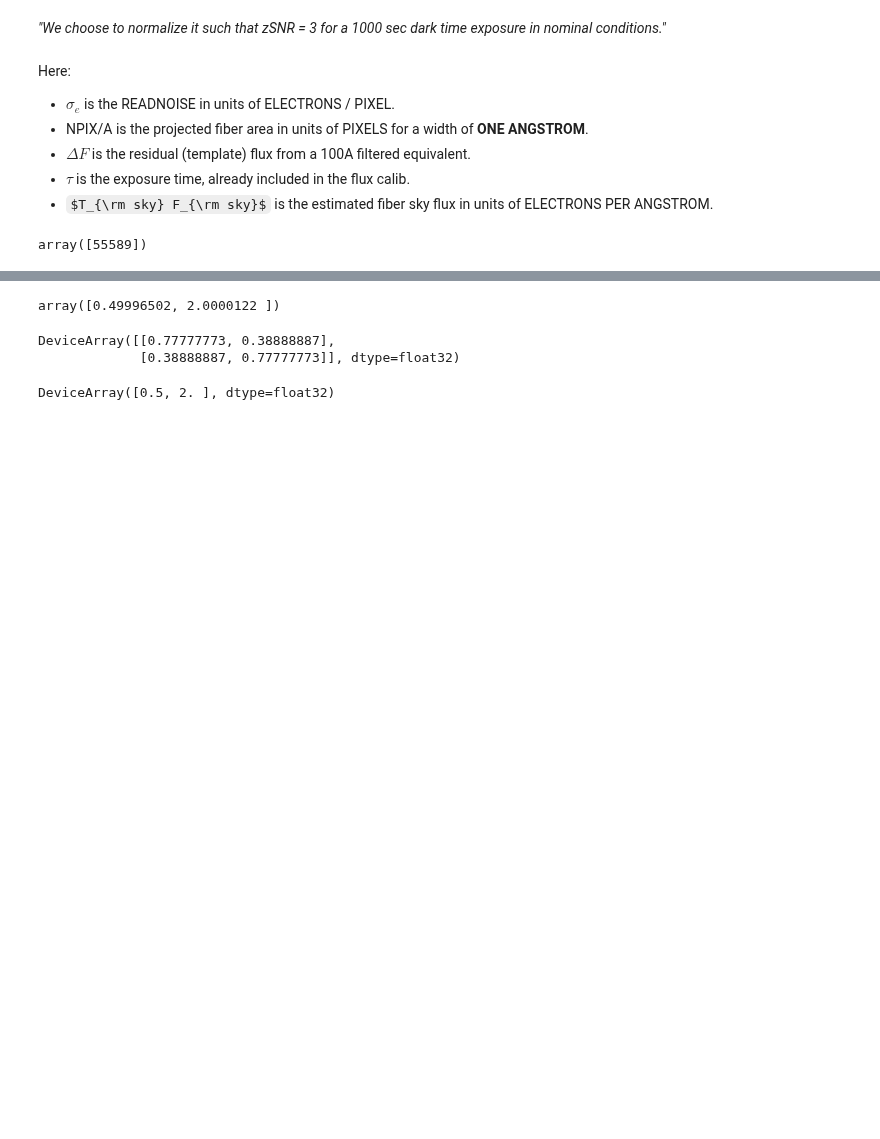
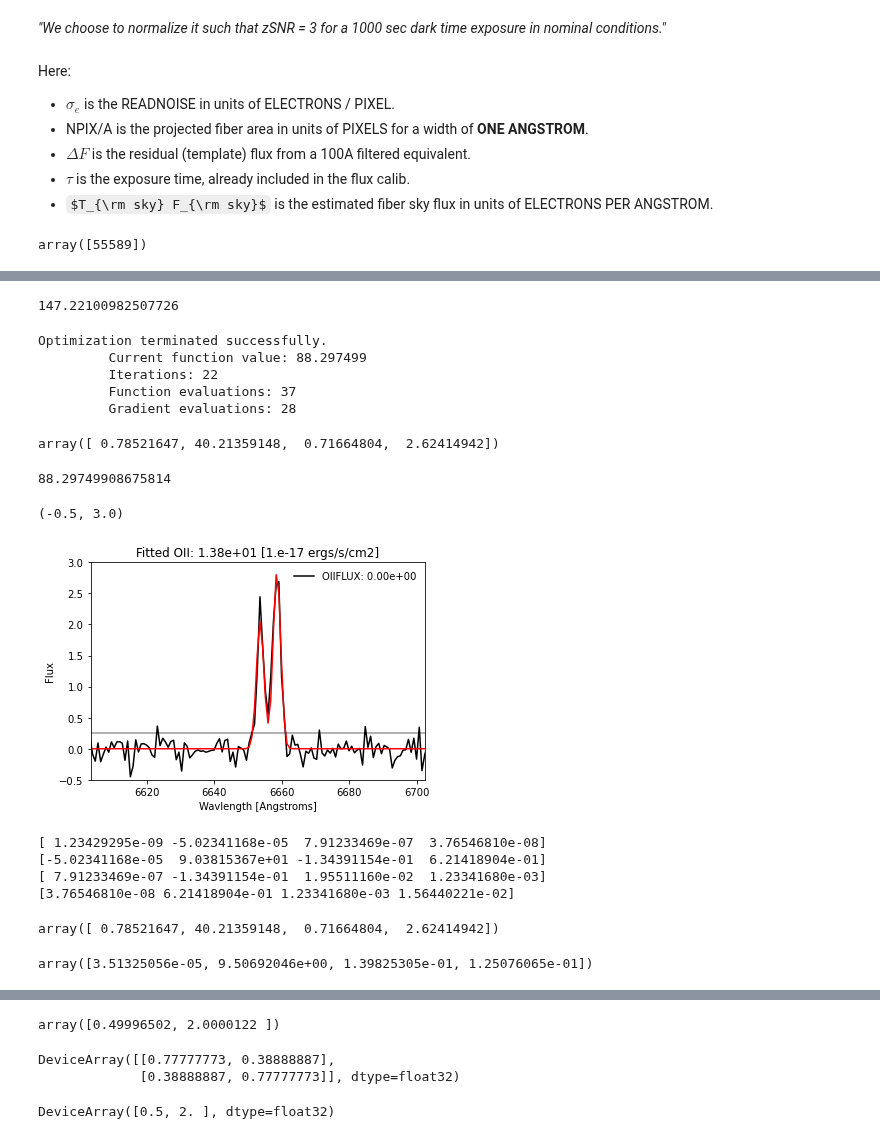
Before and after one commit to desihub/desispec, a Jupyter notebook: doc/nb/TemplateSNR.ipynb, the cells around one changed output, grey strips where cells are left out. Cells and saved outputs as stored; diff of their text form; code cells hidden in the pictures; some formulas as TeX source; blank space fills up the shorter version.

```diff
--- a/doc/nb/TemplateSNR.ipynb
+++ b/doc/nb/TemplateSNR.ipynb
@@ -297,0 +351,8 @@ result
+# %%
+def gradient(x):
+  eps = 1.e-8
+
+  return optimize.approx_fprime(x, mlogpos, eps)
+# %%
+# [z, v, r, A]
+oo     = np.array([zz, 28., 0.7, 3.08])
@@ -297,0 +367,50 @@ result
+# %%
+mlogpos([0.78, 28., 0.7, 2.08])
+# %% [output]
+147.22100982507726
+# %%
+# https://docs.scipy.org/doc/scipy/reference/generated/scipy.optimize.fmin_bfgs.html
+result = scipy.optimize.fmin_bfgs(mlogpos, oo, fprime=gradient, gtol=1e-05, norm=-np.inf, epsilon=1.4901161193847656e-08, maxiter=None, full_output=True, disp=1, retall=1, callback=None)
+# %% [output]
+Optimization terminated successfully.
+         Current function value: 88.297499
+         Iterations: 22
+         Function evaluations: 37
+         Gradient evaluations: 28
+# %%
+# Parameters which minimize f, i.e., f(xopt) == fopt.
+# Minimum value.
+# Value of gradient at minimum, f’(xopt), which should be near 0.
+# Value of 1/f’’(xopt), i.e., the inverse Hessian matrix.
+# Number of function_calls made.
+# Number of gradient calls made.
+# Maximum number of iterations exceeded. 2 : Gradient and/or function calls not changing. 3 : NaN result encountered.
+# The value of xopt at each iteration. Only returned if retall is True.
+result[0]
+# %% [output]
+array([ 0.78521647, 40.21359148,  0.71664804,  2.62414942])
+# %%
+result[1]
+# %% [output]
+88.29749908675814
+# %%
+Rflux, _, _  = line_fit(result[0][0], wave, Res, flux, sigma=result[0][1], r=result[0][2], line_flux=np.exp(result[0][3]))
+# Rflux, _, _  = line_fit(zz, wave, Res, flux, sigma=50., r=0.8, line_flux=np.exp(2.))
+# %%
+pl.plot(wave, flux,  c='k', label='OIIFLUX: {:.2e}'.format(0.0))
+pl.plot(wave, Rflux, c='r')
+
+pl.axhline(continuum, alpha=0.4, c='k')
+
+pl.legend(frameon=False)
+
+pl.title('Fitted OII: {:.2e} [1.e-17 ergs/s/cm2]'.format(np.exp(result[0][3])))
+
+pl.xlabel('Wavlength [Angstroms]')
+pl.ylabel('Flux')
+
+pl.xlim(xmin, xmax)
+pl.ylim(bottom=-0.5, top=3.0)
+# %% [output]
+(-0.5, 3.0)
+[figure, added]
@@ -297,0 +419,20 @@ result
+# %%
+for x in ihess:
+    print(x)
+# %% [output]
+[ 1.23429295e-09 -5.02341168e-05  7.91233469e-07  3.76546810e-08]
+[-5.02341168e-05  9.03815367e+01 -1.34391154e-01  6.21418904e-01]
+[ 7.91233469e-07 -1.34391154e-01  1.95511160e-02  1.23341680e-03]
+[3.76546810e-08 6.21418904e-01 1.23341680e-03 1.56440221e-02]
+# %%
+# [z, v, r, A]
+result[0]
+# %% [output]
+array([ 0.78521647, 40.21359148,  0.71664804,  2.62414942])
+# %%
+# https://astrostatistics.psu.edu/su11scma5/HeavensLecturesSCMAVfull.pdf
+# Note:  marginal errors.
+merr = np.sqrt(np.diag(ihess))
+merr
+# %% [output]
+array([3.51325056e-05, 9.50692046e+00, 1.39825305e-01, 1.25076065e-01])
```
Also changed, not shown: parts of 33 cells of this notebook, 6 other files.
